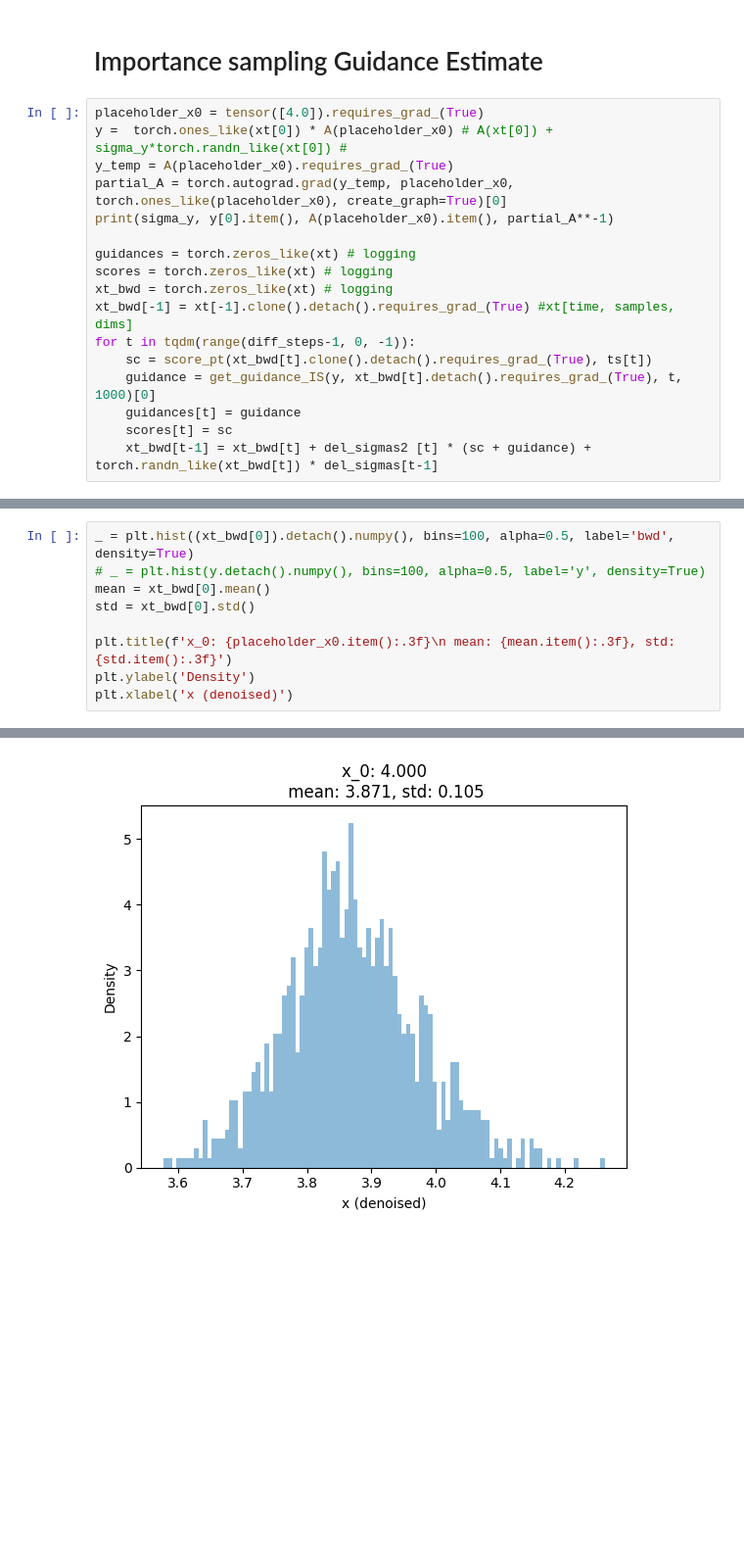
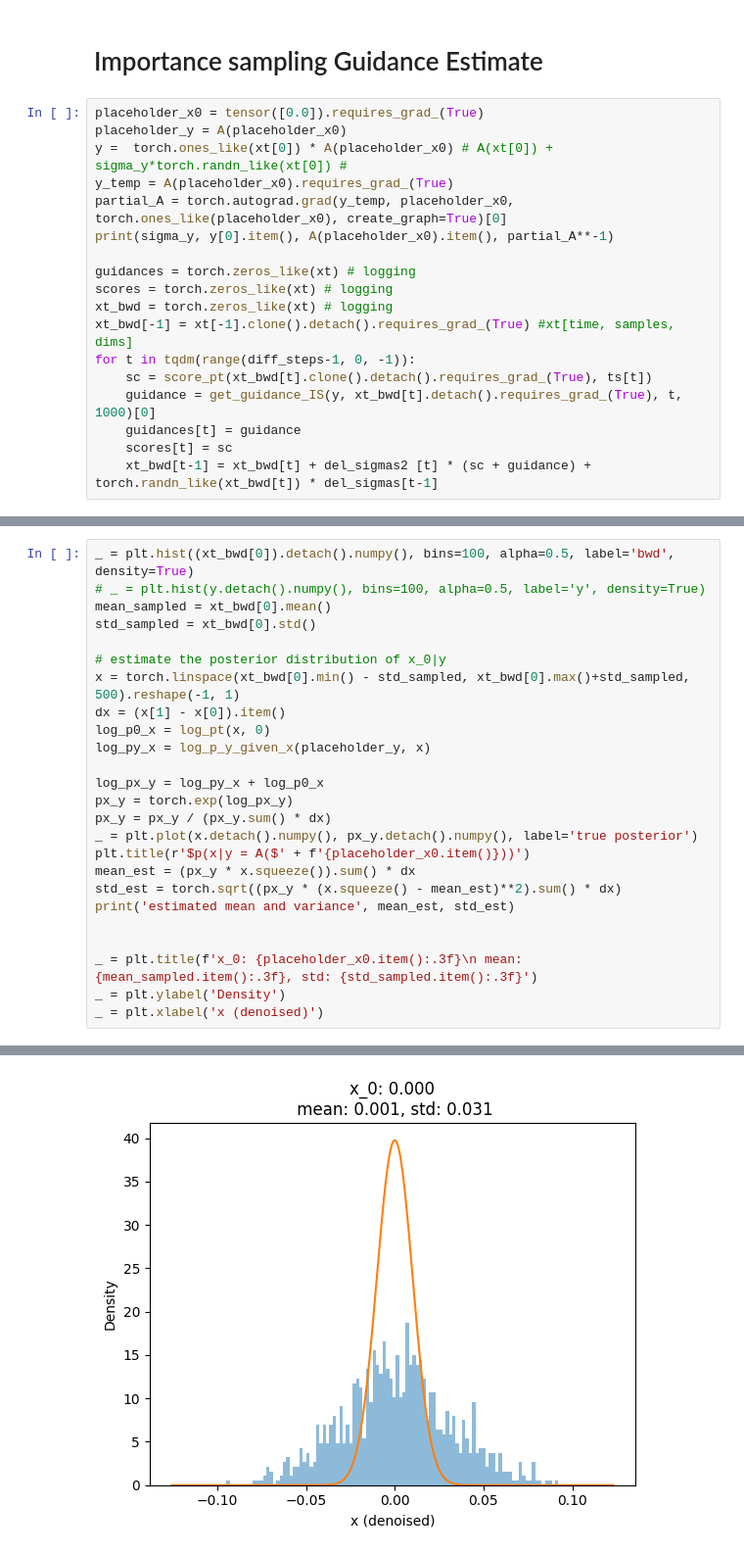
Before and after one commit to kkaliteevskiy/pdediff, a Jupyter notebook: guidance experiments/MMG_with_IS_guidance.ipynb, the cells around one changed output, grey strips where cells are left out. Shown at 98% size. Saved outputs shown, nothing was run; the diff lists cells and outputs as text; blank space fills up the shorter version.

```diff
--- a/guidance experiments/MMG_with_IS_guidance.ipynb
+++ b/guidance experiments/MMG_with_IS_guidance.ipynb
@@ -72,7 +73,8 @@ tensor(11.0718, grad_fn=<MeanBackward0>) tensor(111.3155, grad_fn=<StdBackward0>
 # %% [markdown]
 # Importance sampling Guidance Estimate
 # %%
-placeholder_x0 = tensor([4.0]).requires_grad_(True)
+placeholder_x0 = tensor([0.0]).requires_grad_(True)
+placeholder_y = A(placeholder_x0)
 y =  torch.ones_like(xt[0]) * A(placeholder_x0) # A(xt[0]) + sigma_y*torch.randn_like(xt[0]) #
 y_temp = A(placeholder_x0).requires_grad_(True)
 partial_A = torch.autograd.grad(y_temp, placeholder_x0, torch.ones_like(placeholder_x0), create_graph=True)[0]
@@ -93,10 +95,26 @@ tensor([[0.0100]]) 1.9280551671981812 1.9280551671981812 tensor([14.1541], grad_
 # %%
 _ = plt.hist((xt_bwd[0]).detach().numpy(), bins=100, alpha=0.5, label='bwd', density=True)
 # _ = plt.hist(y.detach().numpy(), bins=100, alpha=0.5, label='y', density=True)
-mean = xt_bwd[0].mean()
-std = xt_bwd[0].std()
+mean_sampled = xt_bwd[0].mean()
+std_sampled = xt_bwd[0].std()
 
-plt.title(f'x_0: {placeholder_x0.item():.3f}\n mean: {mean.item():.3f}, std: {std.item():.3f}')
-plt.ylabel('Density')
-plt.xlabel('x (denoised)')
+# estimate the posterior distribution of x_0|y
+x = torch.linspace(xt_bwd[0].min() - std_sampled, xt_bwd[0].max()+std_sampled, 500).reshape(-1, 1)
+dx = (x[1] - x[0]).item()
+log_p0_x = log_pt(x, 0)
+log_py_x = log_p_y_given_x(placeholder_y, x)
+
+log_px_y = log_py_x + log_p0_x
+px_y = torch.exp(log_px_y)
+px_y = px_y / (px_y.sum() * dx)
+_ = plt.plot(x.detach().numpy(), px_y.detach().numpy(), label='true posterior')
+plt.title(r'$p(x|y = A($' + f'{placeholder_x0.item()}))')
+mean_est = (px_y * x.squeeze()).sum() * dx
+std_est = torch.sqrt((px_y * (x.squeeze() - mean_est)**2).sum() * dx)
+print('estimated mean and variance', mean_est, std_est)
+
+
+_ = plt.title(f'x_0: {placeholder_x0.item():.3f}\n mean: {mean_sampled.item():.3f}, std: {std_sampled.item():.3f}')
+_ = plt.ylabel('Density')
+_ = plt.xlabel('x (denoised)')
 # %% [output]
@@ -104,4 +122,4 @@ Text(0.5, 0, 'x (denoised)')
-[figure, old version]
+[figure, new version]
 # %%
 top_5_indices = torch.topk(guidances.abs().flatten(), 5).indices
 top_5_locations = torch.unravel_index(top_5_indices, guidances.shape)
```
Also changed, not shown: parts of 8 cells of this notebook, 1 other file.
